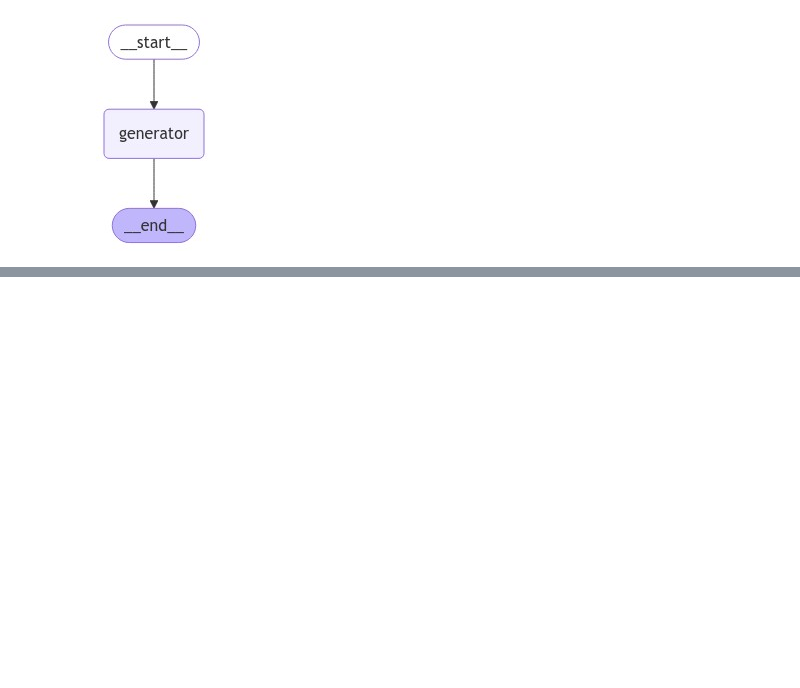
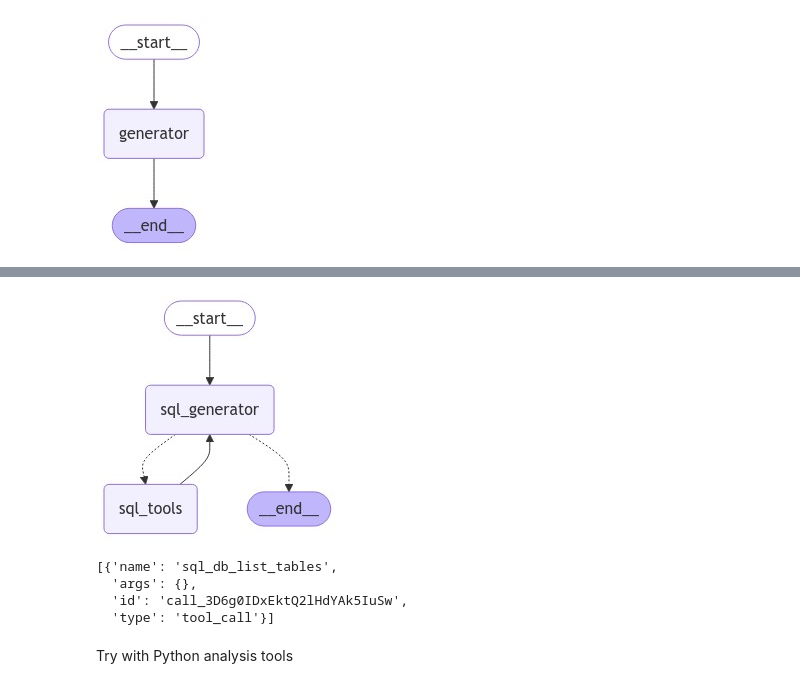
Before and after one commit to Kent-twl/BT4103-Capstone, a Jupyter notebook: src/llm-report-generator/experiments/graph.ipynb, the cells around one changed output, grey strips where cells are left out. Saved outputs shown, nothing was run; the diff lists cells and outputs as text; code cells hidden in the pictures; blank space fills up the shorter version.

Commit message:
experimented with langgraph tool-calling for sql and csv tools

```diff
--- a/src/llm-report-generator/experiments/graph.ipynb
+++ b/src/llm-report-generator/experiments/graph.ipynb
@@ -46,7 +52,7 @@ class State(TypedDict):
 graph_builder = StateGraph(State)
 
 ## Add LLM node to graph
-openai_llm = ChatOpenAI(model="gpt-3.5-turbo", api_key=os.environ["OPENAI_API_KEY"], )
+openai_llm = ChatOpenAI(model="gpt-4o-mini", api_key=os.environ["OPENAI_API_KEY"])
 
 def generator(state: State):
     return {"messages": [openai_llm.invoke(state["messages"])]}
@@ -162,0 +121,11 @@ Applying to report generation task
+# %%
+## Set up
+DATA_DIR = "../../../data/raw"
+sqlite_db_path = DATA_DIR + "/orders.db"
+
+db = SQLDatabase.from_uri(f"sqlite:///{sqlite_db_path}")
+print(db.get_usable_table_names())
+
+sql_toolkit = SQLDatabaseToolkit(db=db, llm=openai_llm)
+sql_tools = sql_toolkit.get_tools()
+pprint(sql_tools)
@@ -162,0 +138,58 @@ Applying to report generation task
+# %%
+## Build graph with SQL tools
+graph_builder = StateGraph(State)
+
+## Initialize LLM with SQL tools
+openai_llm = ChatOpenAI(model="gpt-4o-mini", api_key=os.environ["OPENAI_API_KEY"])
+llm_with_sql_tools = openai_llm.bind_tools(sql_tools)
+
+## Node for SQL tools
+def sql_generator(state: State):
+    state_messages = state["messages"]
+
+    # ## Add state modifier. Provides instructions to LLM
+    # prompt_template = hub.pull("langchain-ai/sql-agent-system-prompt")
+    # system_message = SystemMessage(prompt_template.format(dialect="SQLite", top_k=5))
+    # state_messages = add_messages(system_message, state_messages)
+
+    return {"messages": [llm_with_sql_tools.invoke(state_messages)]}
+
+graph_builder.add_node("sql_generator", sql_generator)
+
+sql_tool_node = ToolNode(tools=sql_tools)
+graph_builder.add_node("sql_tools", sql_tool_node)
+
+## Function to create custom tool conditions
+## Returns "tools" if the chatbot asks to use a tool, and "END" if it is fine directly responding
+def create_tools_condition(tool_name: str="tools"):
+    def ret_function(state: State):
+        if isinstance(state, list):
+            ai_message = state[-1]
+        elif messages := state.get("messages", []):
+            ai_message = messages[-1]
+        else:
+            raise ValueError(f"No messages found in input state to tool_edge: {state}")
+        if hasattr(ai_message, "tool_calls") and len(ai_message.tool_calls) > 0:
+            return tool_name
+        return END
+
+    return ret_function
+
+## If the message in sql_generator has tool calls, this edge routes it to the tools
+sql_tools_condition = create_tools_condition("sql_tools")
+graph_builder.add_conditional_edges("sql_generator", sql_tools_condition)
+
+## Every time tool is called, return to generator to determine next step
+graph_builder.add_edge("sql_tools", "sql_generator")
+graph_builder.set_entry_point("sql_generator")
+sql_graph = graph_builder.compile()
+draw_graph(sql_graph)
+# %% [output]
+[figure, added]
+# %%
+llm_with_sql_tools.invoke("Which security code had the highest volume of orders?").tool_calls
+# %% [output]
+[{'name': 'sql_db_list_tables',
+  'args': {},
+  'id': 'call_3D6g0IDxEktQ2lHdYAk5IuSw',
+  'type': 'tool_call'}]
@@ -162,0 +208,2 @@ Applying to report generation task
+# %% [markdown]
+Try with Python analysis tools
```
Also changed, not shown: parts of 15 cells of this notebook.
